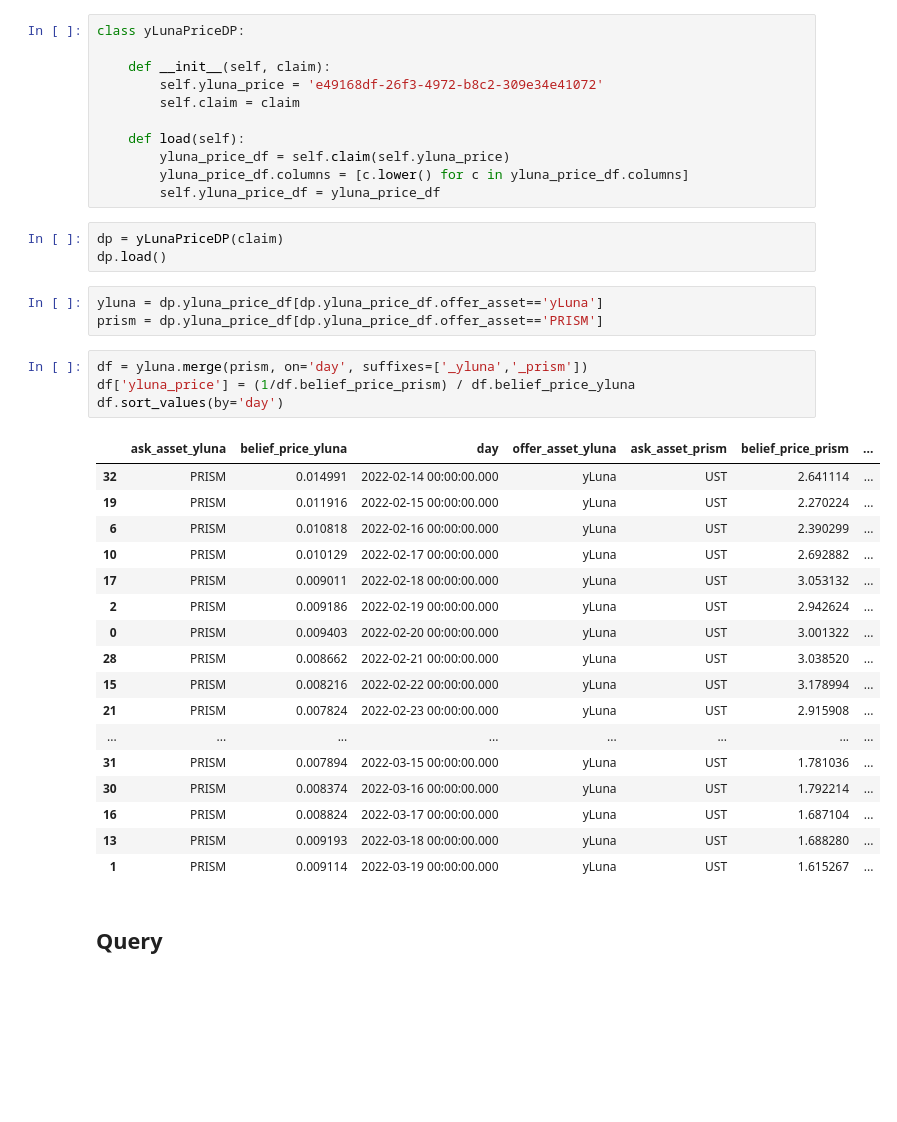
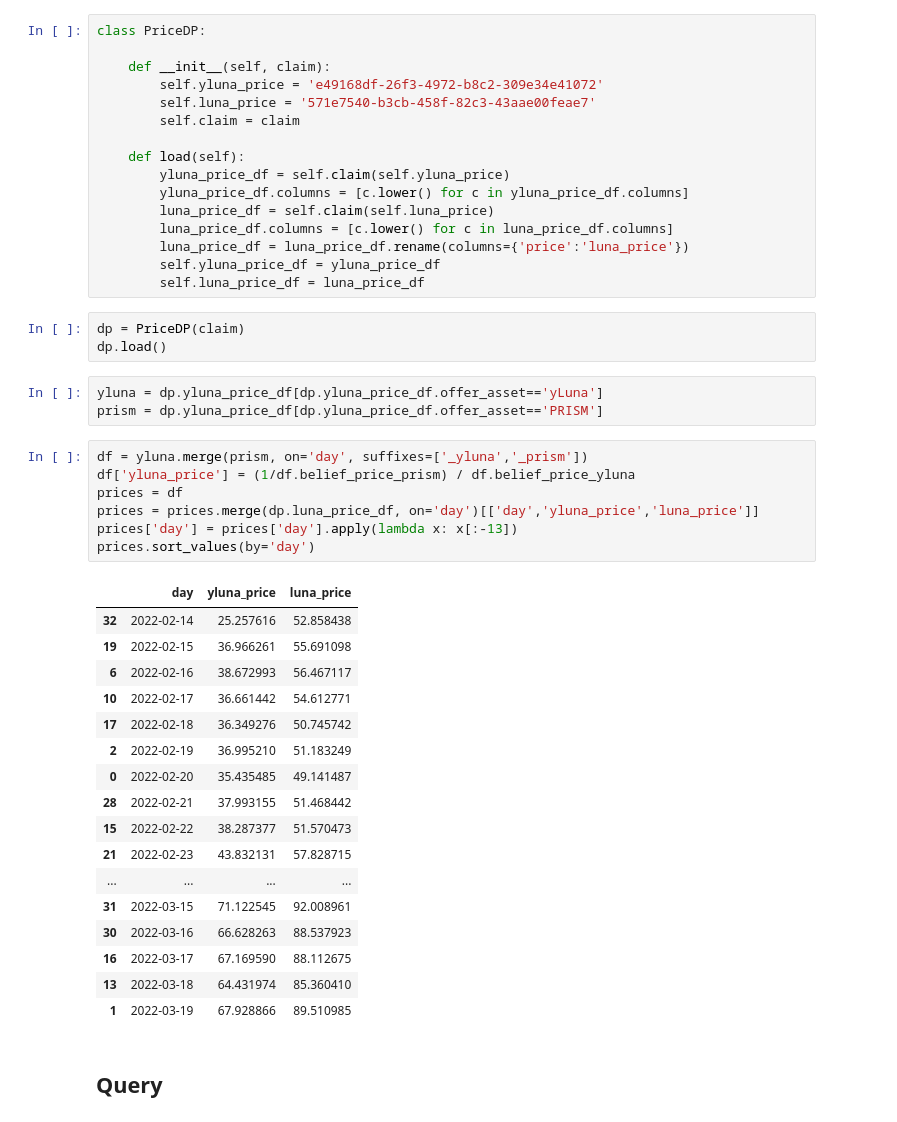
Before and after one commit to IncioMan/prism_analytics, a Jupyter notebook: notebook/aprs_over_time.ipynb, the cells around one changed output. Saved outputs shown, nothing was run; the diff lists cells and outputs as text; blank space fills up the shorter version.

```diff
--- a/notebook/aprs_over_time.ipynb
+++ b/notebook/aprs_over_time.ipynb
@@ -14,18 +14,23 @@ def claim(claim_hash):
     df.columns = [c.lower() for c in df.columns]
     return df
 # %%
-class yLunaPriceDP:
+class PriceDP:
 
     def __init__(self, claim):
         self.yluna_price = 'e49168df-26f3-4972-b8c2-309e34e41072'
+        self.luna_price = '571e7540-b3cb-458f-82c3-43aae00feae7'
         self.claim = claim
 
     def load(self):
         yluna_price_df = self.claim(self.yluna_price)
         yluna_price_df.columns = [c.lower() for c in yluna_price_df.columns]
+        luna_price_df = self.claim(self.luna_price)
+        luna_price_df.columns = [c.lower() for c in luna_price_df.columns]
+        luna_price_df = luna_price_df.rename(columns={'price':'luna_price'})
         self.yluna_price_df = yluna_price_df
+        self.luna_price_df = luna_price_df
 # %%
-dp = yLunaPriceDP(claim)
+dp = PriceDP(claim)
 dp.load()
 # %%
 yluna = dp.yluna_price_df[dp.yluna_price_df.offer_asset=='yLuna']
@@ -33,25 +38,28 @@ prism = dp.yluna_price_df[dp.yluna_price_df.offer_asset=='PRISM']
 # %%
 df = yluna.merge(prism, on='day', suffixes=['_yluna','_prism'])
 df['yluna_price'] = (1/df.belief_price_prism) / df.belief_price_yluna
-df.sort_values(by='day')
+prices = df
+prices = prices.merge(dp.luna_price_df, on='day')[['day','yluna_price','luna_price']]
+prices['day'] = prices['day'].apply(lambda x: x[:-13])
+prices.sort_values(by='day')
 # %% [output]
-|  | ask_asset_yluna | belief_price_yluna | day | offer_asset_yluna | ask_asset_prism | belief_price_prism | ... |
-| 32 | PRISM | 0.014991 | 2022-02-14 00:00:00.000 | yLuna | UST | 2.641114 | ... |
-| 19 | PRISM | 0.011916 | 2022-02-15 00:00:00.000 | yLuna | UST | 2.270224 | ... |
-| 6 | PRISM | 0.010818 | 2022-02-16 00:00:00.000 | yLuna | UST | 2.390299 | ... |
-| 10 | PRISM | 0.010129 | 2022-02-17 00:00:00.000 | yLuna | UST | 2.692882 | ... |
-| 17 | PRISM | 0.009011 | 2022-02-18 00:00:00.000 | yLuna | UST | 3.053132 | ... |
-| 2 | PRISM | 0.009186 | 2022-02-19 00:00:00.000 | yLuna | UST | 2.942624 | ... |
-| 0 | PRISM | 0.009403 | 2022-02-20 00:00:00.000 | yLuna | UST | 3.001322 | ... |
-| 28 | PRISM | 0.008662 | 2022-02-21 00:00:00.000 | yLuna | UST | 3.038520 | ... |
-| 15 | PRISM | 0.008216 | 2022-02-22 00:00:00.000 | yLuna | UST | 3.178994 | ... |
-| 21 | PRISM | 0.007824 | 2022-02-23 00:00:00.000 | yLuna | UST | 2.915908 | ... |
-| ... | ... | ... | ... | ... | ... | ... | ... |
-| 31 | PRISM | 0.007894 | 2022-03-15 00:00:00.000 | yLuna | UST | 1.781036 | ... |
-| 30 | PRISM | 0.008374 | 2022-03-16 00:00:00.000 | yLuna | UST | 1.792214 | ... |
-| 16 | PRISM | 0.008824 | 2022-03-17 00:00:00.000 | yLuna | UST | 1.687104 | ... |
-| 13 | PRISM | 0.009193 | 2022-03-18 00:00:00.000 | yLuna | UST | 1.688280 | ... |
-| 1 | PRISM | 0.009114 | 2022-03-19 00:00:00.000 | yLuna | UST | 1.615267 | ... |
+|  | day | yluna_price | luna_price |
+| 32 | 2022-02-14 | 25.257616 | 52.858438 |
+| 19 | 2022-02-15 | 36.966261 | 55.691098 |
+| 6 | 2022-02-16 | 38.672993 | 56.467117 |
+| 10 | 2022-02-17 | 36.661442 | 54.612771 |
+| 17 | 2022-02-18 | 36.349276 | 50.745742 |
+| 2 | 2022-02-19 | 36.995210 | 51.183249 |
+| 0 | 2022-02-20 | 35.435485 | 49.141487 |
+| 28 | 2022-02-21 | 37.993155 | 51.468442 |
+| 15 | 2022-02-22 | 38.287377 | 51.570473 |
+| 21 | 2022-02-23 | 43.832131 | 57.828715 |
+| ... | ... | ... | ... |
+| 31 | 2022-03-15 | 71.122545 | 92.008961 |
+| 30 | 2022-03-16 | 66.628263 | 88.537923 |
+| 16 | 2022-03-17 | 67.169590 | 88.112675 |
+| 13 | 2022-03-18 | 64.431974 | 85.360410 |
+| 1 | 2022-03-19 | 67.928866 | 89.510985 |
 # %% [markdown]
 ## Query
 # %%
```
Also changed, not shown: parts of 9 cells of this notebook.
